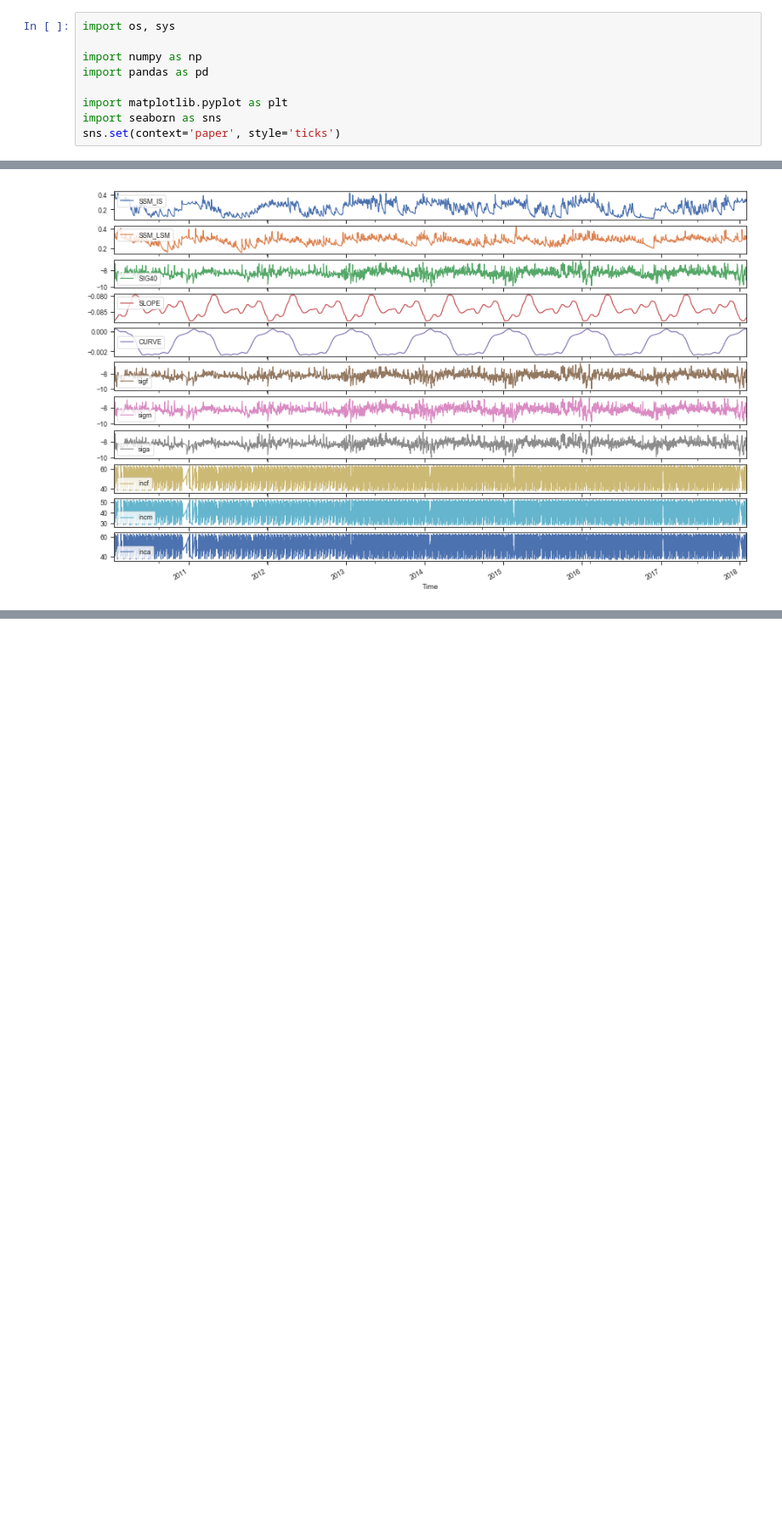
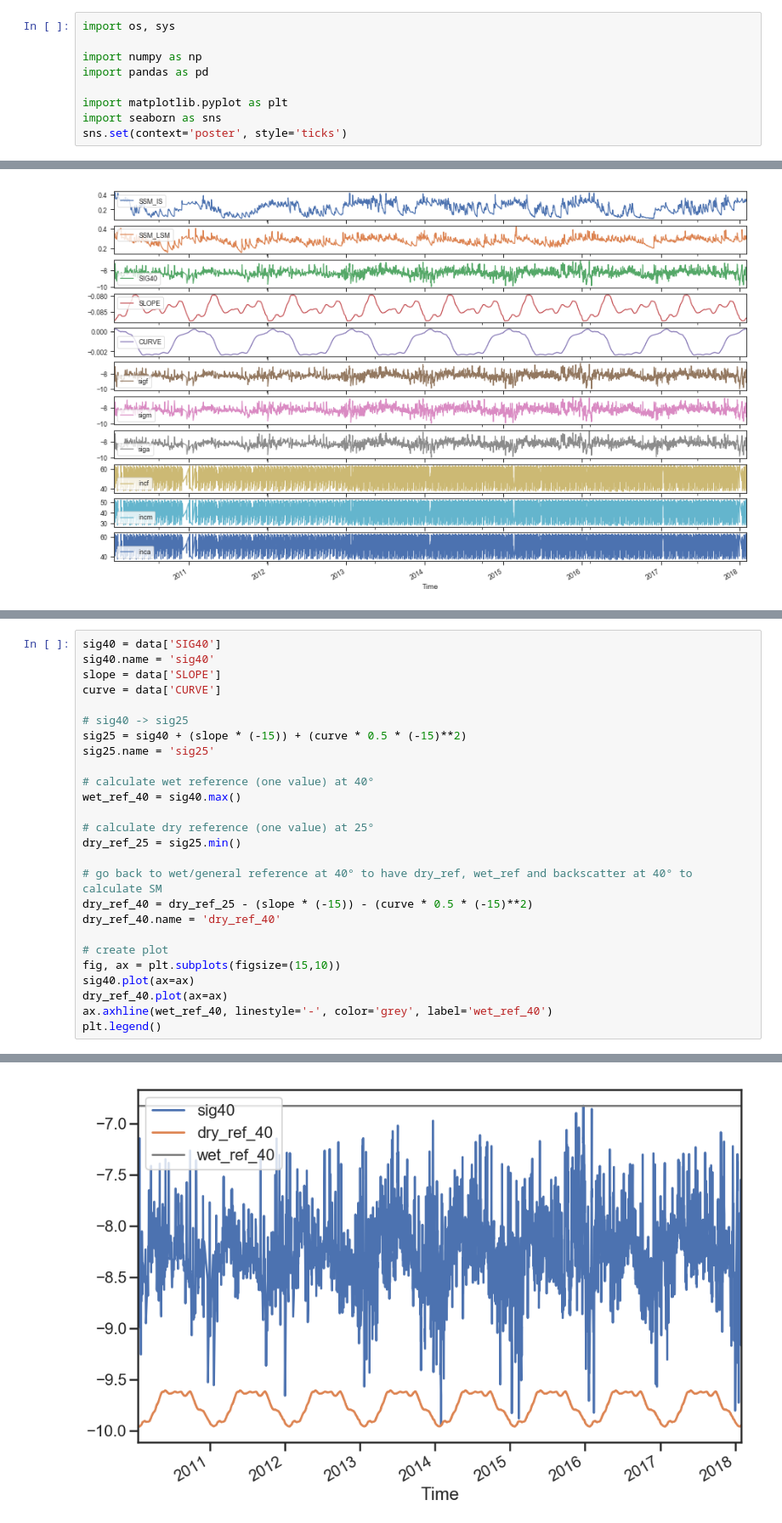
Before and after one commit to derpyninja/2019S-parameter-retrieval, a Jupyter notebook: Ex2/ex2.ipynb, the cells around one changed output, grey strips where cells are left out. Shown: that part at 85% size. Cells and saved outputs as stored; diff of their text form; blank space fills up the shorter version.

Commit message:
Computation of soil moisture from ASCAT backscatter is working

```diff
--- a/Ex2/ex2.ipynb
+++ b/Ex2/ex2.ipynb
@@ -6,7 +6,7 @@ import pandas as pd
 
 import matplotlib.pyplot as plt
 import seaborn as sns
-sns.set(context='paper', style='ticks')
+sns.set(context='poster', style='ticks')
 # %%
 def read_data(infile, parse_col, date_str):
     """
@@ -87,0 +85,27 @@ dry_ref = 25
+# %%
+sig40 = data['SIG40']
+sig40.name = 'sig40'
+slope = data['SLOPE']
+curve = data['CURVE']
+
+# sig40 -> sig25
+sig25 = sig40 + (slope * (-15)) + (curve * 0.5 * (-15)**2)
+sig25.name = 'sig25'
+
+# calculate wet reference (one value) at 40°
+wet_ref_40 = sig40.max()
+
+# calculate dry reference (one value) at 25°
+dry_ref_25 = sig25.min()
+
+# go back to wet/general reference at 40° to have dry_ref, wet_ref and backscatter at 40° to calculate SM
+dry_ref_40 = dry_ref_25 - (slope * (-15)) - (curve * 0.5 * (-15)**2)
+dry_ref_40.name = 'dry_ref_40'
+
+# create plot
+fig, ax = plt.subplots(figsize=(15,10))
+sig40.plot(ax=ax)
+dry_ref_40.plot(ax=ax)
+ax.axhline(wet_ref_40, linestyle='-', color='grey', label='wet_ref_40')
+plt.legend()
+# %% [output]
@@ -87,0 +113 @@ dry_ref = 25
+[figure, added]
```
Also changed, not shown: parts of 9 cells of this notebook.
